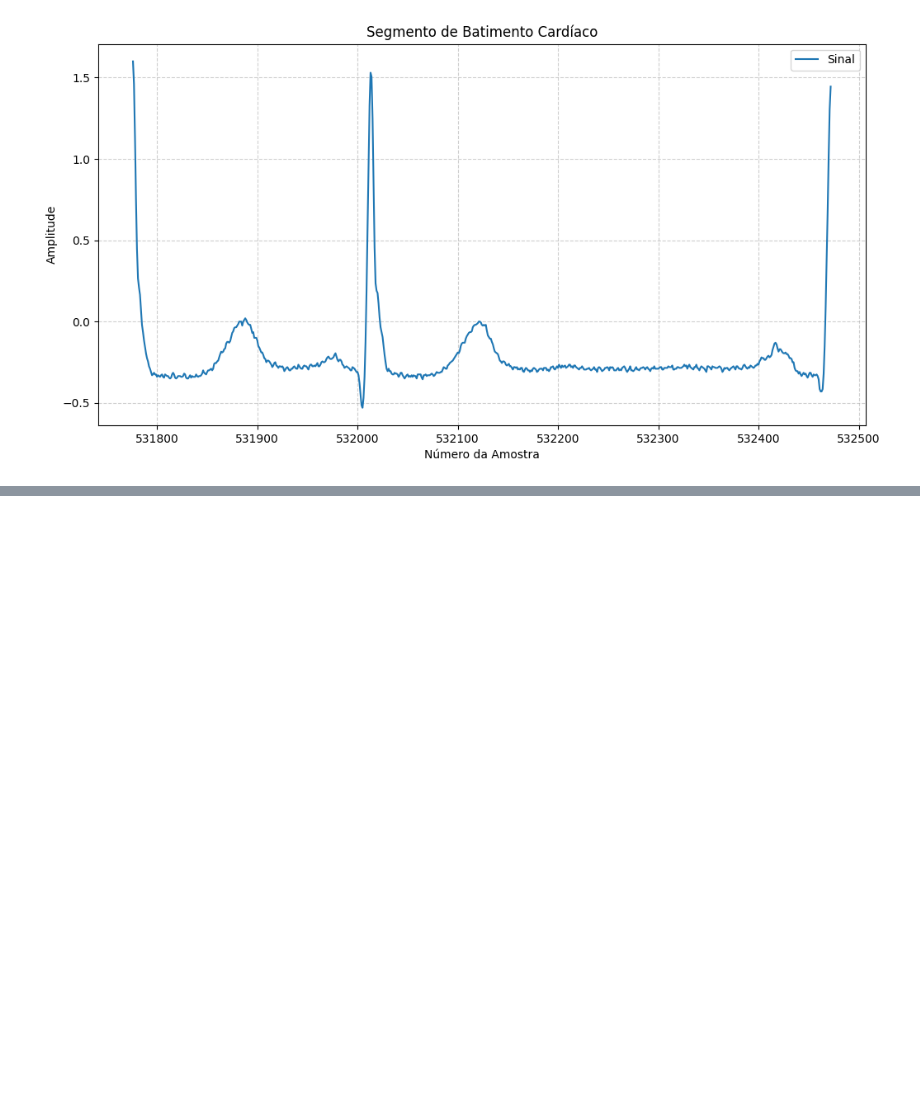
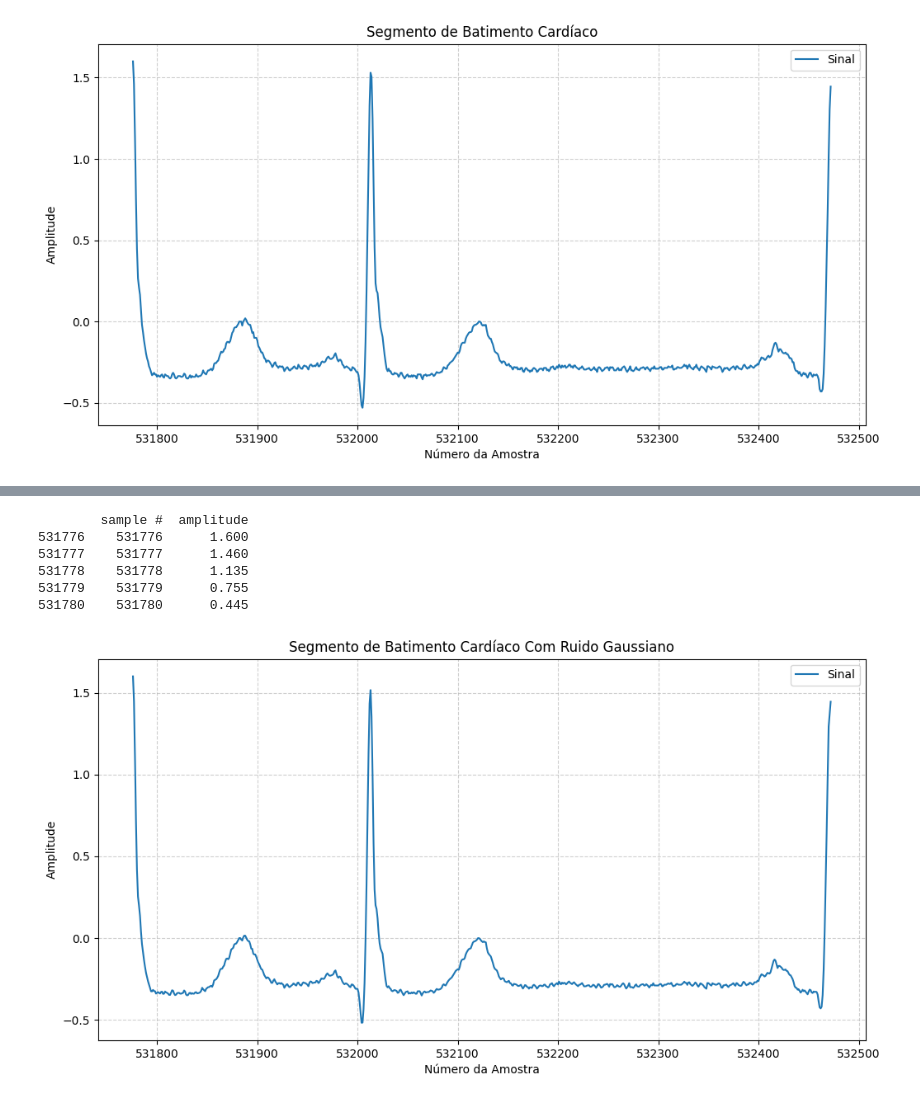
Before and after one commit to yurildss/tcc, a Jupyter notebook: Data_augmentation.ipynb, the cells around one changed output, grey strips where cells are left out. Cells and saved outputs as stored; diff of their text form; code cells hidden in the pictures; blank space fills up the shorter version.

Commit message:
Adicionando mais funçoes de data aug

```diff
--- a/Data_augmentation.ipynb
+++ b/Data_augmentation.ipynb
@@ -400,0 +518,25 @@ def save_augmented(segment_df, save_path, aug_name):
+# %%
+def augment_time_warp(segment_df, warp_factor_range=(0.5, 1.5), save_path="aug_timewarp.csv"):
+    warp_factor = np.random.uniform(*warp_factor_range)
+    x = segment_df["sample #"].values
+    y = segment_df["amplitude"].values
+
+    new_len = int(len(x) * warp_factor)
+    new_x = np.linspace(x.min(), x.max(), new_len)
+
+    f = interp1d(x, y, kind="linear")
+    new_y = f(new_x)
+
+    augmented_df = pd.DataFrame({"sample #": new_x.astype(int), "amplitude": new_y})
+    save_augmented(augmented_df, save_path, f"timewarp_{warp_factor:.2f}")
+    return augmented_df
+# %%
+plot_beat_segment(augment_time_warp(get_beat_segment_by_similar_amplitude(csv_file, desired_type="A", nth=2, channel="channel_0")), title="Segmento de Batimento Cardíaco Com Ruido Gaussiano")
+# %% [output]
+        sample #  amplitude
+531776    531776      1.600
+531777    531777      1.460
+531778    531778      1.135
+531779    531779      0.755
+531780    531780      0.445
+[figure, added]
```
Also changed, not shown: parts of 19 cells of this notebook, 1 other file.
